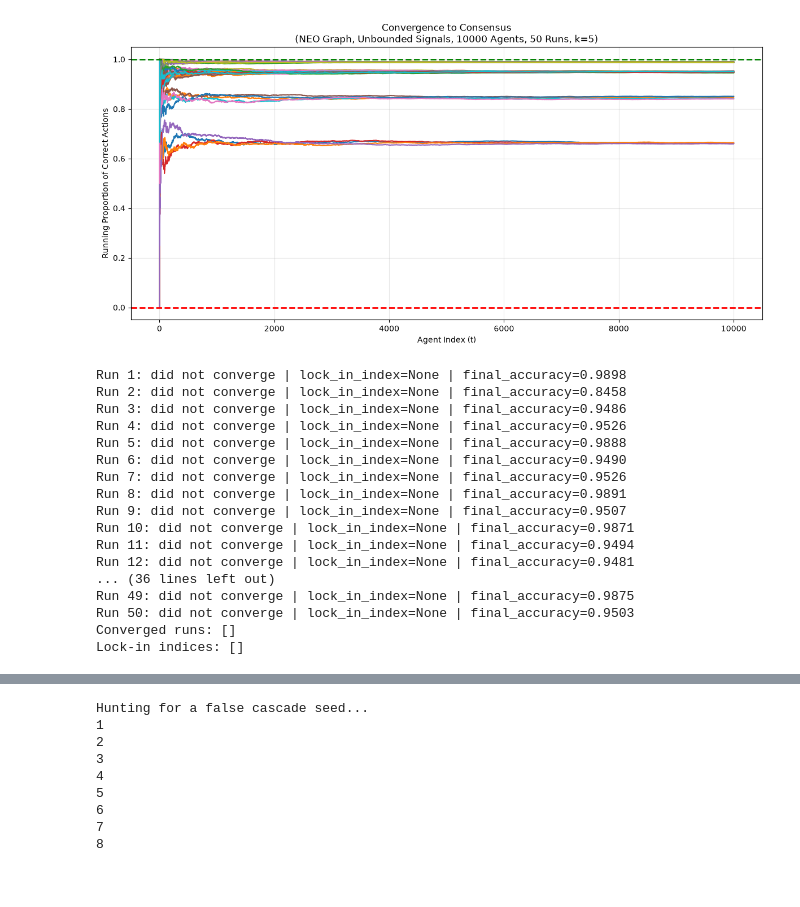
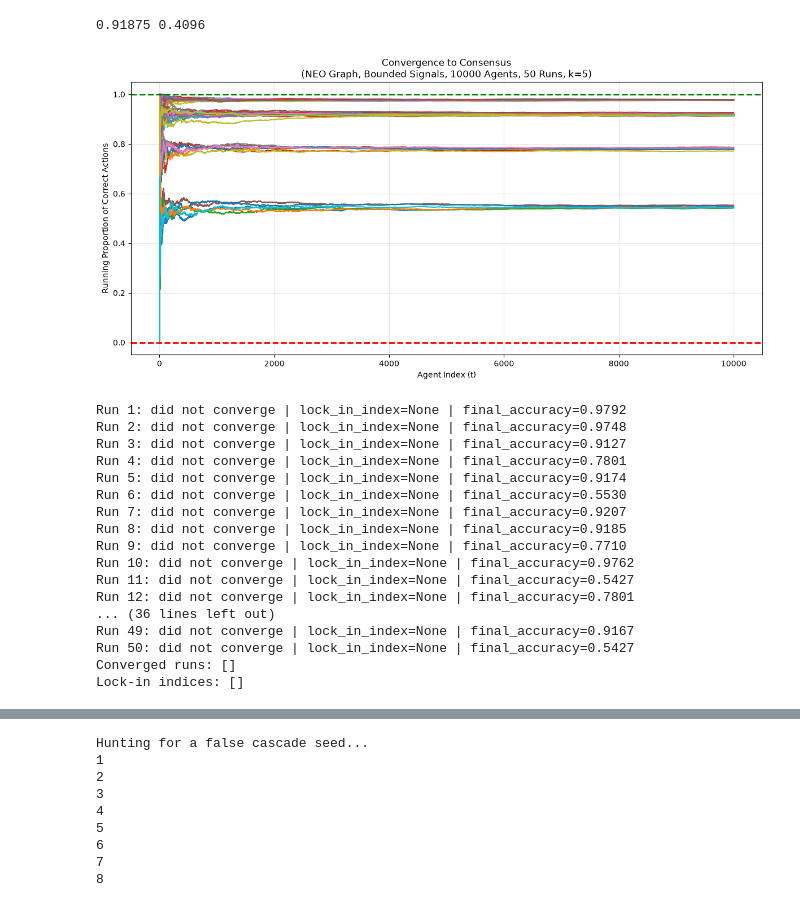
Before and after one commit to ys4ys4/Dynamic-Bayesian-Games-on-Random-Networks, a Jupyter notebook: SLM_testing.ipynb, the cells around one changed output, grey strips where cells are left out. Cells and saved outputs as stored; diff of their text form; code cells hidden in the pictures.

```diff
--- a/SLM_testing.ipynb
+++ b/SLM_testing.ipynb
@@ -60,30 +63,47 @@ def summarise_convergence_metrics(result):
 
     print(f"Converged runs: {converged_runs}")
     print(f"Lock-in indices: {lock_in_indices}")
+# %%
+from scipy.stats import norm
+import math
+
+k = 5
+i = 4
+j = k-i
+q = 0.8
+# q = norm.cdf(1)
+Q = max(q, 1-q)
+w = abs(np.log(q/(1-q)))
+pb = 1/(2**k) * (sum([math.comb(k, j+l) for l in range(2, i+1)]) + 0.5*math.comb(k, j+1)*(1+Q) + math.comb(k, j)*Q + 0.5*math.comb(k, j-1)*Q)
+pu = sum([(1/2**k)*math.comb(k, j+x)*norm.cdf(x*w/2 +1) for x in range(-j, i+1)])
+gp = math.comb(k, i)*(Q)**i*(1-Q)**(k-i)
+print(pb, gp)
+# %% [output]
+0.91875 0.4096
 # %%
 # Theorem 1.
-result = run_sim('NEO', 'unbounded', agents=10000, runs=50, seed=123, k=5)
+result = run_sim('NEO', 'bounded', agents=10000, runs=50, seed=123, k=5, q=0.8)
 
 title = f"Convergence to Consensus\n({result.params['graph_type']} Graph, {result.params['signal_type'].title()} Signals, {result.params['agents']} Agents, {result.params['runs']} Runs, k={result.params['k']})"
 plot_convergence(result, title)
 summarise_convergence_metrics(result)
 # %% [output]
-[figure, old version]
+[figure, new version]
-Run 1: did not converge | lock_in_index=None | final_accuracy=0.9898
-Run 2: did not converge | lock_in_index=None | final_accuracy=0.8458
-Run 3: did not converge | lock_in_index=None | final_accuracy=0.9486
-Run 4: did not converge | lock_in_index=None | final_accuracy=0.9526
-Run 5: did not converge | lock_in_index=None | final_accuracy=0.9888
-Run 6: did not converge | lock_in_index=None | final_accuracy=0.9490
-Run 7: did not converge | lock_in_index=None | final_accuracy=0.9526
-Run 8: did not converge | lock_in_index=None | final_accuracy=0.9891
-Run 9: did not converge | lock_in_index=None | final_accuracy=0.9507
-Run 10: did not converge | lock_in_index=None | final_accuracy=0.9871
-Run 11: did not converge | lock_in_index=None | final_accuracy=0.9494
-Run 12: did not converge | lock_in_index=None | final_accuracy=0.9481
+Run 1: did not converge | lock_in_index=None | final_accuracy=0.9792
+Run 2: did not converge | lock_in_index=None | final_accuracy=0.9748
+Run 3: did not converge | lock_in_index=None | final_accuracy=0.9127
+Run 4: did not converge | lock_in_index=None | final_accuracy=0.7801
+Run 5: did not converge | lock_in_index=None | final_accuracy=0.9174
+Run 6: did not converge | lock_in_index=None | final_accuracy=0.5530
+Run 7: did not converge | lock_in_index=None | final_accuracy=0.9207
+Run 8: did not converge | lock_in_index=None | final_accuracy=0.9185
+Run 9: did not converge | lock_in_index=None | final_accuracy=0.7710
+Run 10: did not converge | lock_in_index=None | final_accuracy=0.9762
+Run 11: did not converge | lock_in_index=None | final_accuracy=0.5427
+Run 12: did not converge | lock_in_index=None | final_accuracy=0.7801
 ... (36 lines left out)
-Run 49: did not converge | lock_in_index=None | final_accuracy=0.9875
-Run 50: did not converge | lock_in_index=None | final_accuracy=0.9503
+Run 49: did not converge | lock_in_index=None | final_accuracy=0.9167
+Run 50: did not converge | lock_in_index=None | final_accuracy=0.5427
 Converged runs: []
 Lock-in indices: []
 # %%
```
Also changed, not shown: parts of 3 cells of this notebook, 2 other files.
